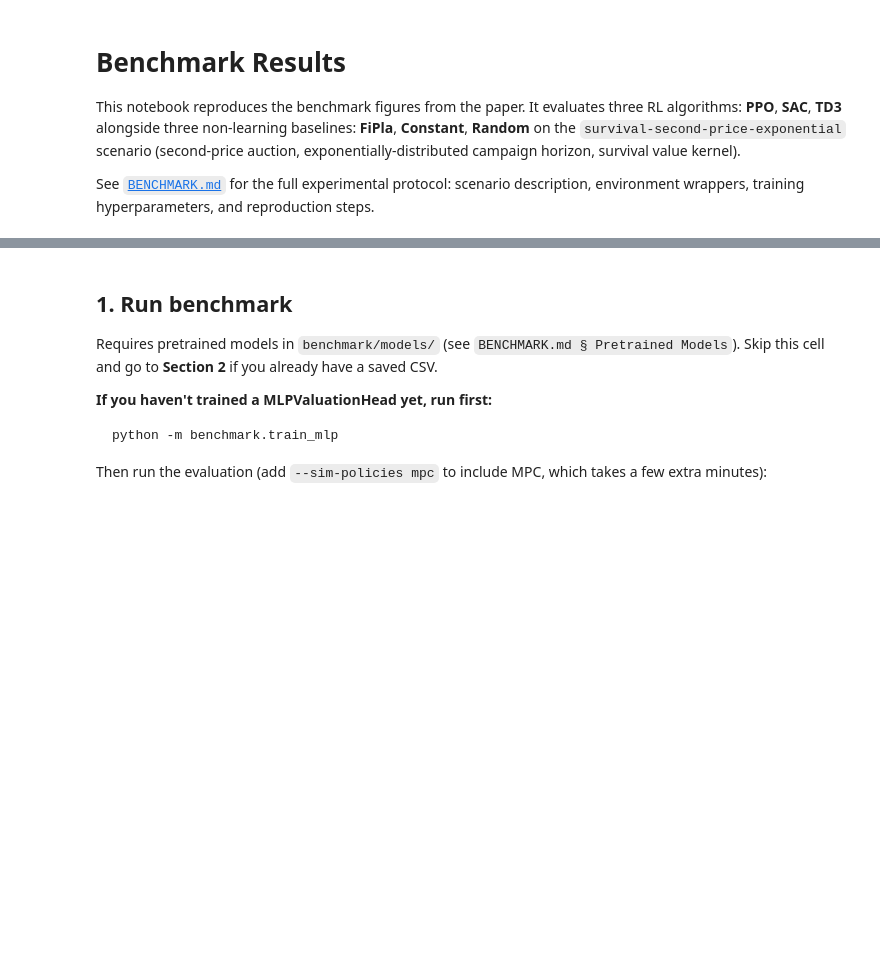
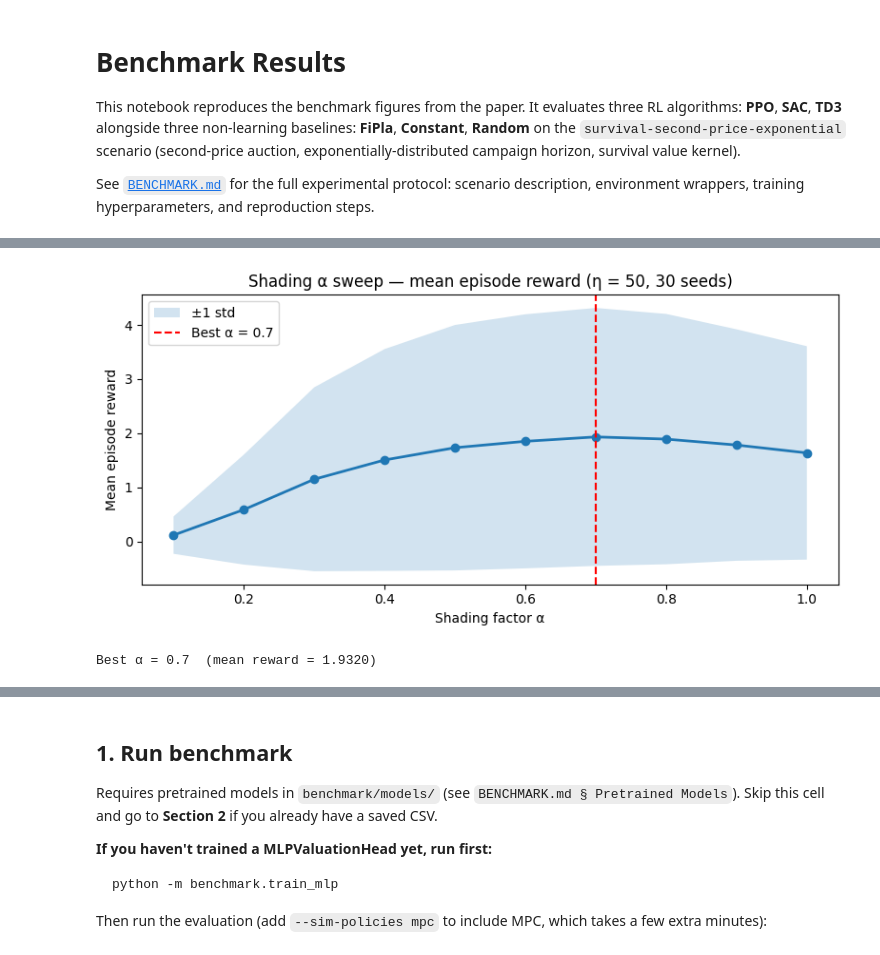
Before and after one commit to eugeniepatard/dynamauction, a Jupyter notebook: benchmark/benchmark_results.ipynb, the cells around one changed output, grey strips where cells are left out. Saved outputs shown, nothing was run; the diff lists cells and outputs as text; code cells hidden in the pictures; blank space fills up the shorter version.

Commit message:
[Results]: updated graphs results in notebooks.

```diff
--- a/benchmark/benchmark_results.ipynb
+++ b/benchmark/benchmark_results.ipynb
@@ -11,0 +16,35 @@ import pandas as pd
+# %%
+shading_df = pd.read_csv(
+    "benchmark_results/"
+    "survival-second-price-exponential_eta50_shading_alpha_sweep_2026-04-29_23-36-59.csv"
+)
+
+# episode reward = last cum_reward value per (alpha, seed)
+shading_summary = (
+    shading_df.sort_values(["alpha", "seed", "step"])
+    .groupby(["alpha", "seed"])["cum_reward"].last()
+    .reset_index()
+    .rename(columns={"cum_reward": "episode_reward"})
+)
+# %%
+import matplotlib.pyplot as plt
+
+mean_r = shading_summary.groupby("alpha")["episode_reward"].mean()
+std_r  = shading_summary.groupby("alpha")["episode_reward"].std()
+best_alpha = mean_r.idxmax()
+
+fig, ax = plt.subplots(figsize=(8, 4))
+ax.plot(mean_r.index, mean_r.values, marker="o", lw=2)
+ax.fill_between(mean_r.index, mean_r - std_r, mean_r + std_r, alpha=0.2, label="±1 std")
+ax.axvline(best_alpha, color="red", linestyle="--", label=f"Best α = {best_alpha:.4g}")
+ax.set_xlabel("Shading factor α")
+ax.set_ylabel("Mean episode reward")
+ax.set_title("Shading α sweep — mean episode reward (η = 50, 30 seeds)")
+ax.legend()
+plt.tight_layout()
+plt.savefig("plots/shading_alpha_sweep_mean.pdf", bbox_inches="tight")
+plt.show()
+print(f"Best α = {best_alpha:.4g}  (mean reward = {mean_r.max():.4f})")
+# %% [output]
+[figure, added]
+Best α = 0.7  (mean reward = 1.9320)
```
Also changed, not shown: parts of 2 cells of this notebook.
